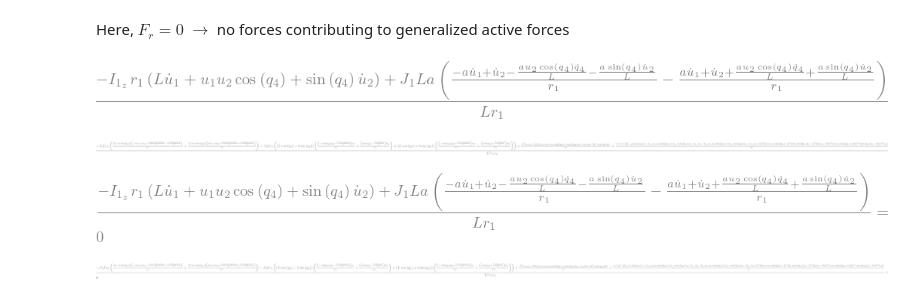
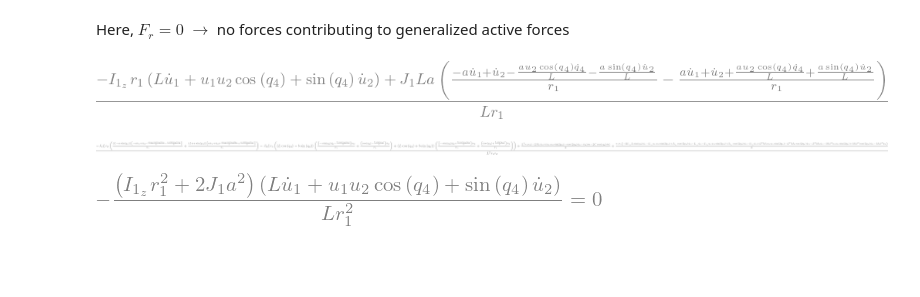
Before and after one commit to abhikamath/Rocket-Car, a Jupyter notebook: Rocket_Car.ipynb, the cells around one changed output. Cells and saved outputs as stored; diff of their text form; code cells hidden in the pictures; blank space fills up the shorter version.

```diff
--- a/Rocket_Car.ipynb
+++ b/Rocket_Car.ipynb
@@ -646,12 +644,10 @@ kane_2.subs(soldict).simplify()
 # %% [output]
 [figure]
 # %%
-kane_1_eq = sm.Eq(kane_1.subs(soldict).simplify(), 0)
+kane_1_eq = sm.Eq(kane_1.simplify().subs(soldict).simplify().subs(u).simplify(), 0)
 kane_1_eq
 # %% [output]
-[figure, old version]
+[figure, new version]
 # %%
-kane_2_eq = sm.Eq(kane_2.subs(soldict).simplify(), 0)
-kane_2_eq
+kane_2_eq = sm.Eq(kane_2.simplify().subs(soldict).simplify().subs(u).simplify(), 0)
+# kane_2_eq
-# %% [output]
-[figure, removed]
```
Also changed, not shown: parts of 1 cell of this notebook.
